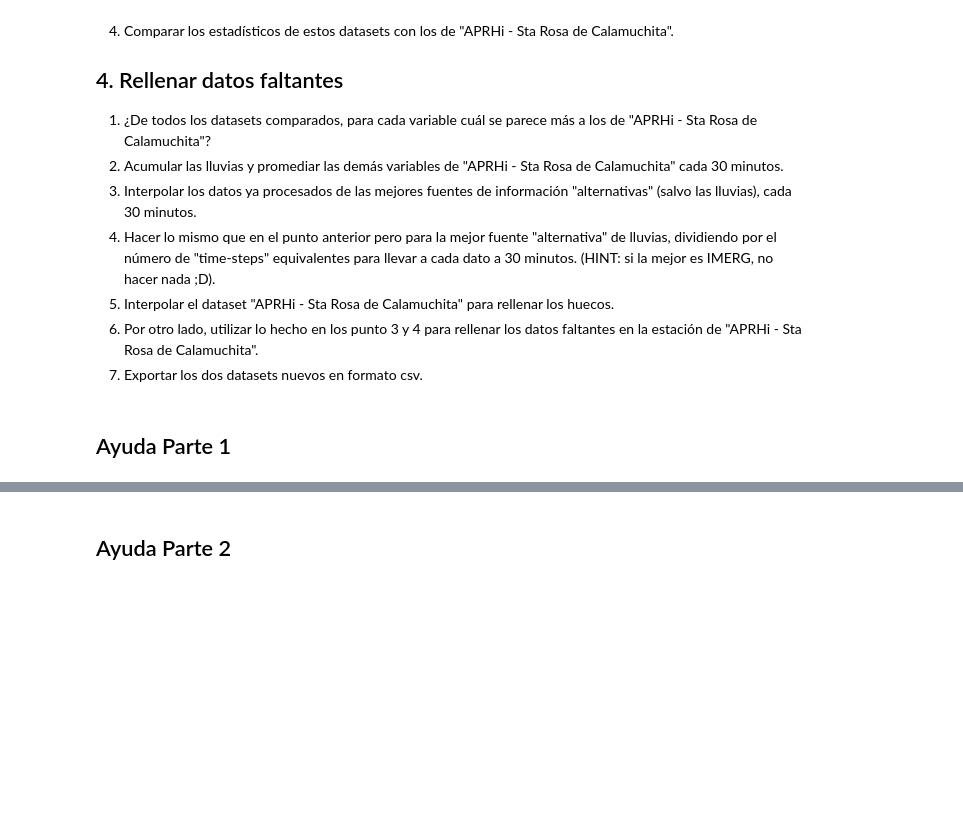
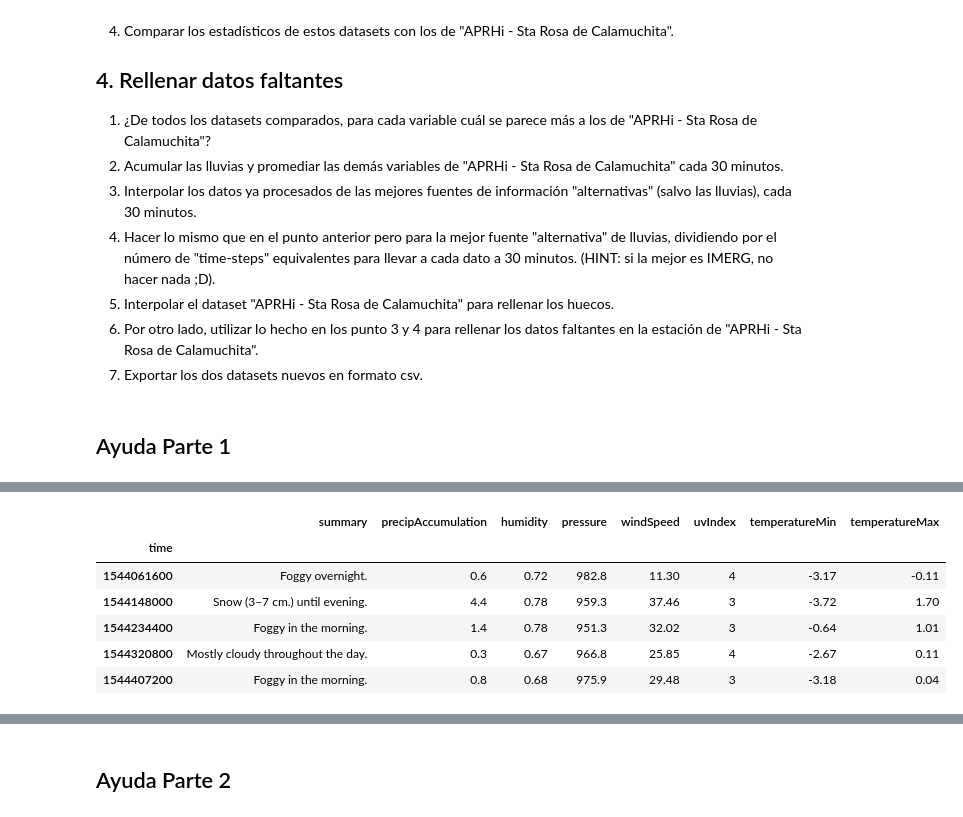
Before and after one commit to Rondamon/2020_Mentoria_PronosticoCaudales, a Jupyter notebook: TP2-Copy1.ipynb, the cells around one changed output, grey strips where cells are left out. Drawn from its saved outputs; the diff is of its cells as text; code cells hidden in the pictures; blank space fills up the shorter version.

```diff
--- a/TP2-Copy1.ipynb
+++ b/TP2-Copy1.ipynb
@@ -90,0 +165,4 @@ with open('sta_rosa_scraped.json', 'w', encoding='utf-8') as f:
+# %%
+cleaned_json = data[219::]
+flatten_json = pd.json_normalize(cleaned_json, ['daily','data'])
+flatten_json.columns
@@ -91,12 +183,10 @@ with open('sta_rosa_scraped.json', 'w', encoding='utf-8') as f:
 # %%
-df = pd.DataFrame(data, columns=['time',
-                                 'summary',
-                                 'precipAccumulation',
-                                 'temperature',
-                                 'humidity',
-                                 'pressure',
-                                 'windSpeed',
-                                 'uvIndex',
-                                 'temperatureMin',
-                                 'temperatureMax',
-                                ]).set_index('time')
+df = flatten_json[['time',
+                   'summary',
+                   'precipAccumulation',
+                   'humidity',
+                   'pressure',
+                   'windSpeed',
+                   'uvIndex',
+                   'temperatureMin',
+                   'temperatureMax']]
@@ -105,2 +193,10 @@ df.to_csv('sta_rosa_scrapped.csv',index=False)
-# %%
-df = pd.read_csv('sta_rosa_scrapped.csv')
+# %%
+df.set_index('time').head()
+# %% [output]
+|  | summary | precipAccumulation | humidity | pressure | windSpeed | uvIndex | temperatureMin | temperatureMax |
+| time |  |  |  |  |  |  |  |  |
+| 1544061600 | Foggy overnight. | 0.6 | 0.72 | 982.8 | 11.30 | 4 | -3.17 | -0.11 |
+| 1544148000 | Snow (3–7 cm.) until evening. | 4.4 | 0.78 | 959.3 | 37.46 | 3 | -3.72 | 1.70 |
+| 1544234400 | Foggy in the morning. | 1.4 | 0.78 | 951.3 | 32.02 | 3 | -0.64 | 1.01 |
+| 1544320800 | Mostly cloudy throughout the day. | 0.3 | 0.67 | 966.8 | 25.85 | 4 | -2.67 | 0.11 |
+| 1544407200 | Foggy in the morning. | 0.8 | 0.68 | 975.9 | 29.48 | 3 | -3.18 | 0.04 |
```
Also changed, not shown: parts of 13 cells of this notebook, 3 other files.
